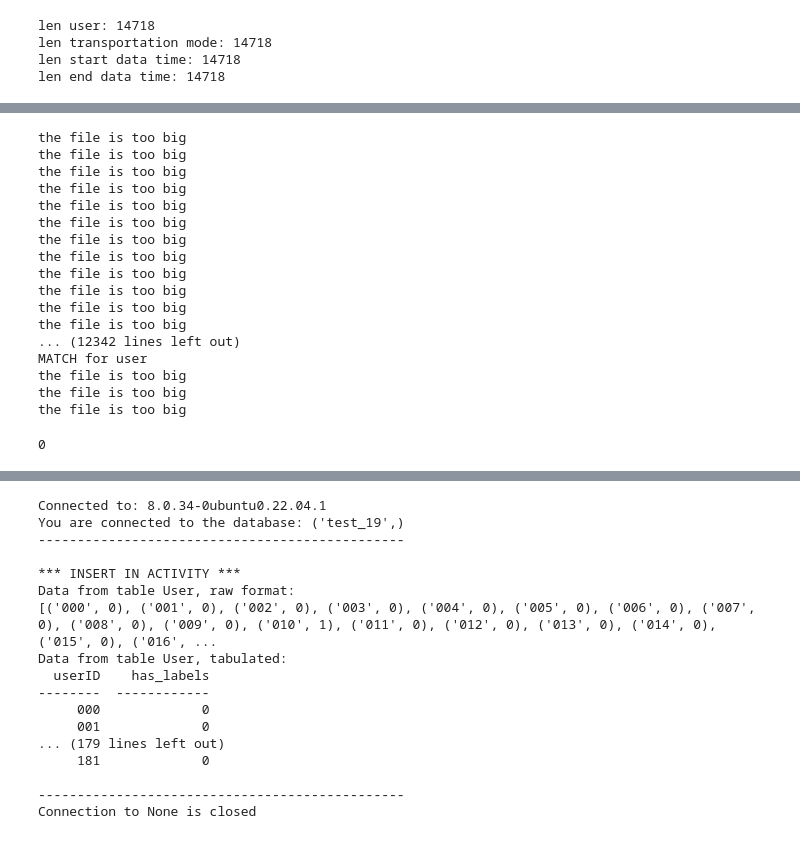
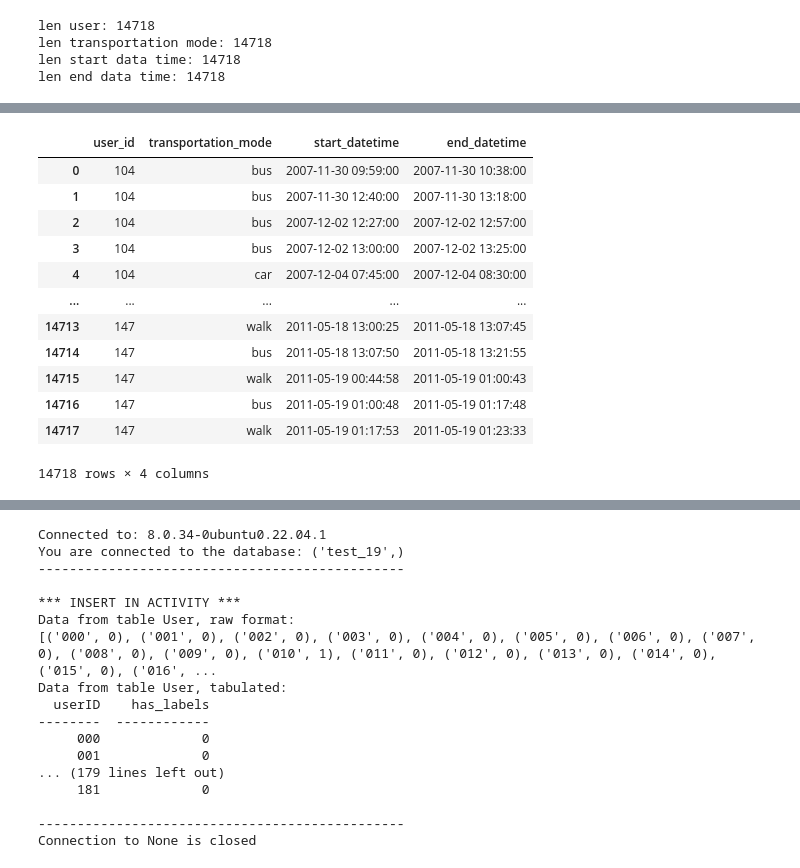
Before and after one commit to stasikvictoria/Very_large_distributed_data_volumes_exercise2, a Jupyter notebook: code/exercise2-viki.ipynb, the cells around one changed output, grey strips where cells are left out. Cells and saved outputs as stored; diff of their text form; code cells hidden in the pictures.

```diff
--- a/code/exercise2-viki.ipynb
+++ b/code/exercise2-viki.ipynb
@@ -208,8 +225,15 @@ for dirpath, dirnames, filenames in os.walk(os.getcwd()):
 # %%
+user_id_list, transportation_mode_list, start_date_time_list, end_date_time_list = get_info_from_labels_txt_file()
+
+# each index of each list must correspond so the length of each list must be the same
 print('len user: ' + str(len(user_id_list)))
 print('len transportation mode: ' + str(len(transportation_mode_list)))
 print('len start data time: ' + str(len(start_date_time_list)))
 print('len end data time: ' + str(len(end_date_time_list)))
+
+# we convert the lists into a dataframe
+labels_txt = {'user_id': user_id_list, 'transportation_mode': transportation_mode_list, 'start_datetime': start_date_time_list, 'end_datetime': end_date_time_list}
+labels_txt_df = pd.DataFrame(labels_txt)
 # %% [output]
 len user: 14718
 len transportation mode: 14718
@@ -390,36 +241,0 @@ def find_match_with_labels(filename, dirpath, user_dir, activity_id):
-# %%
-activity_id = 0
-for dirpath, dirnames, filenames in os.walk(os.getcwd()):
-
-    #to get the user id
-    if len(dirnames) == 1 and dirnames[0] == 'Trajectory':
-        user_dir = os.path.basename(dirpath)
-
-    for filename in filenames:
-        activity_id += 1
-        # print('-------' + user_dir)
-        data = find_match_with_labels(filename, dirpath, user_dir, activity_id)
-        # NOTE data is the dict with all the info to do the insert operation for Activity and TrackPoint
-        #print(data)
-# %% [output]
-the file is too big
-the file is too big
-the file is too big
-the file is too big
-the file is too big
-the file is too big
-the file is too big
-the file is too big
-the file is too big
-the file is too big
-the file is too big
-the file is too big
-... (12342 lines left out)
-MATCH for user
-the file is too big
-the file is too big
-the file is too big
-# %%
-print(counter_match)
-# %% [output]
-0
@@ -430,0 +242,16 @@ os.getcwd()
+# %%
+labels_txt_df
+# %% [output]
+|  | user_id | transportation_mode | start_datetime | end_datetime |
+| 0 | 104 | bus | 2007-11-30 09:59:00 | 2007-11-30 10:38:00 |
+| 1 | 104 | bus | 2007-11-30 12:40:00 | 2007-11-30 13:18:00 |
+| 2 | 104 | bus | 2007-12-02 12:27:00 | 2007-12-02 12:57:00 |
+| 3 | 104 | bus | 2007-12-02 13:00:00 | 2007-12-02 13:25:00 |
+| 4 | 104 | car | 2007-12-04 07:45:00 | 2007-12-04 08:30:00 |
+| ... | ... | ... | ... | ... |
+| 14713 | 147 | walk | 2011-05-18 13:00:25 | 2011-05-18 13:07:45 |
+| 14714 | 147 | bus | 2011-05-18 13:07:50 | 2011-05-18 13:21:55 |
+| 14715 | 147 | walk | 2011-05-19 00:44:58 | 2011-05-19 01:00:43 |
+| 14716 | 147 | bus | 2011-05-19 01:00:48 | 2011-05-19 01:17:48 |
+| 14717 | 147 | walk | 2011-05-19 01:17:53 | 2011-05-19 01:23:33 |
+14718 rows × 4 columns
```
Also changed, not shown: parts of 22 cells of this notebook.
